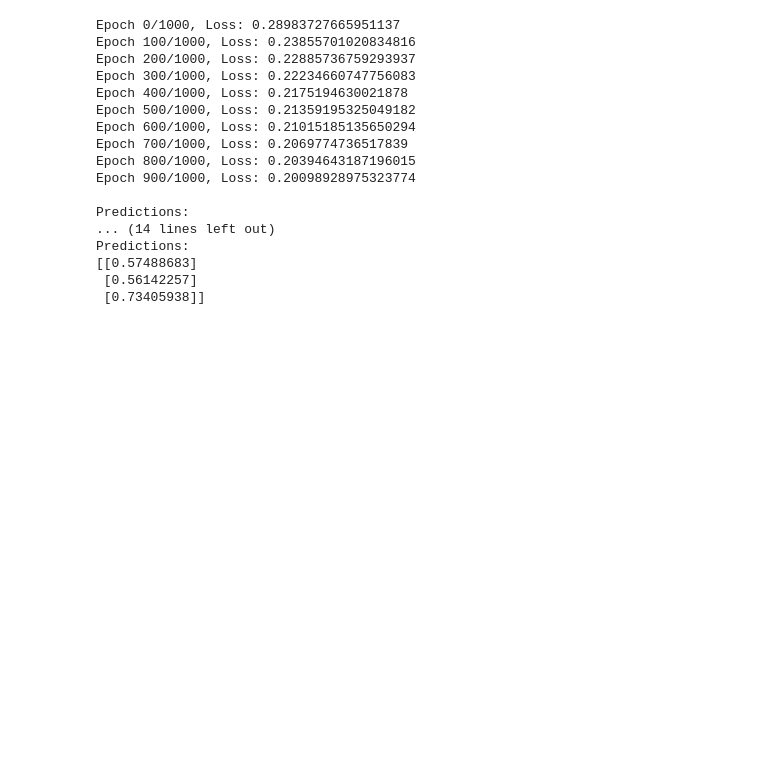
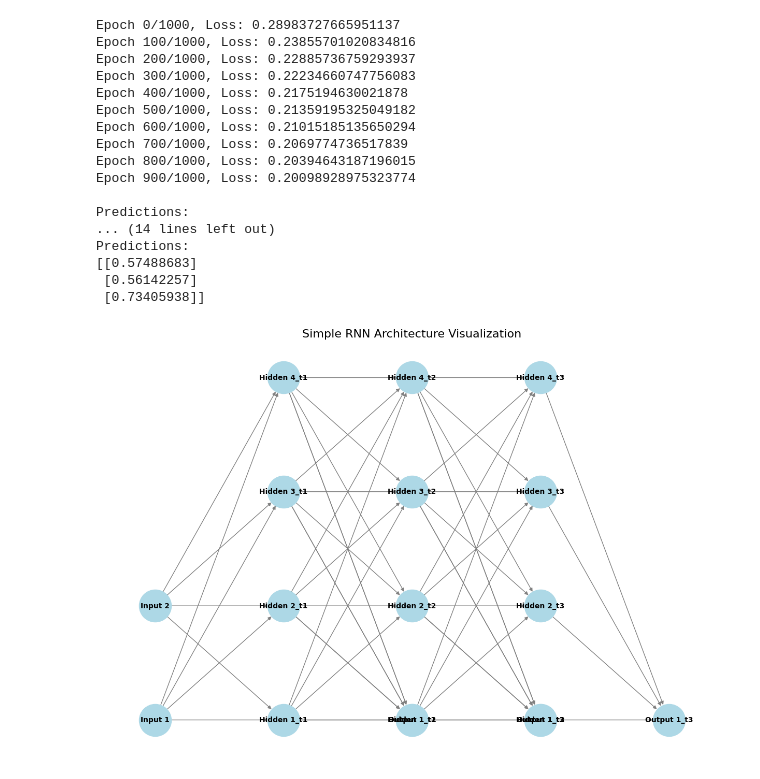
Before and after one commit to PawanRamaMali/Sequence-Models, a Jupyter notebook: simple_rnn.ipynb, the cells around one changed output. Cells and saved outputs as stored; diff of their text form; code cells hidden in the pictures; blank space fills up the shorter version.

```diff
--- a/simple_rnn.ipynb
+++ b/simple_rnn.ipynb
@@ -123,3 +123,74 @@ Predictions:
 [[0.57488683]
  [0.56142257]
  [0.73405938]]
+# %%
+import matplotlib.pyplot as plt
+import networkx as nx
+
+def visualize_rnn(input_size, hidden_size, output_size, time_steps=3):
+    """
+    Visualizes a simple RNN architecture using matplotlib and networkx.
+
+    Args:
+        input_size (int): Number of input features.
+        hidden_size (int): Number of hidden units.
+        output_size (int): Number of output units.
+        time_steps (int): Number of time steps to show.
+    """
+    # Create a directed graph
+    G = nx.DiGraph()
+
+    # Define layers and node positions
+    input_nodes = [f'Input {i+1}' for i in range(input_size)]
+    hidden_nodes = [f'Hidden {i+1}_t{t}' for t in range(1, time_steps+1) for i in range(hidden_size)]
+    output_nodes = [f'Output {i+1}_t{t}' for t in range(1, time_steps+1) for i in range(output_size)]
+
+    # Set positions for the nodes
+    pos = {}
+    layer_gap = 3
+    node_gap = 1
+
+    # Input layer positions
+    for i, node in enumerate(input_nodes):
+        pos[node] = (0, i * node_gap)
+
+    # Hidden layer positions for each time step
+    for t in range(time_steps):
+        for i in range(hidden_size):
+            pos[f'Hidden {i+1}_t{t+1}'] = ((t+1) * layer_gap, i * node_gap)
+
+    # Output layer positions for each time step
+    for t in range(time_steps):
+        for i in range(output_size):
+            pos[f'Output {i+1}_t{t+1}'] = ((t+2) * layer_gap, i * node_gap)
+
+    # Add nodes to the graph
+    G.add_nodes_from(input_nodes + hidden_nodes + output_nodes)
+
+    # Add edges for input to hidden connections (first time step)
+    for input_node in input_nodes:
+        for i in range(hidden_size):
+            G.add_edge(input_node, f'Hidden {i+1}_t1')
+
+    # Add edges for hidden to hidden connections across time steps
+    for t in range(time_steps - 1):
+        for i in range(hidden_size):
+            for j in range(hidden_size):
+                G.add_edge(f'Hidden {i+1}_t{t+1}', f'Hidden {j+1}_t{t+2}')
+
+    # Add edges for hidden to output connections at each time step
+    for t in range(time_steps):
+        for i in range(hidden_size):
+            for j in range(output_size):
+                G.add_edge(f'Hidden {i+1}_t{t+1}', f'Output {j+1}_t{t+1}')
+
+    # Draw the graph
+    plt.figure(figsize=(12, 8))
+    nx.draw(G, pos, with_labels=True, node_color='lightblue', node_size=2000, font_size=10, font_weight='bold', edge_color='gray')
+    plt.title('Simple RNN Architecture Visualization', fontsize=16)
+    plt.show()
+
+# Visualize the RNN model
+visualize_rnn(input_size=2, hidden_size=4, output_size=1, time_steps=3)
+# %% [output]
+[figure, added]
```
